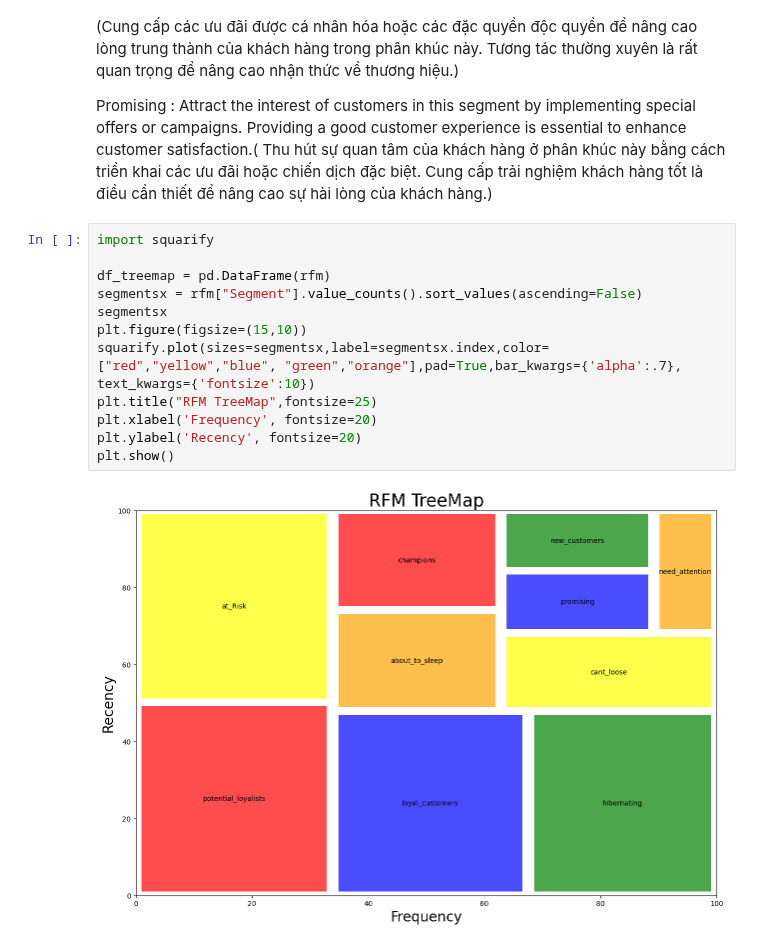
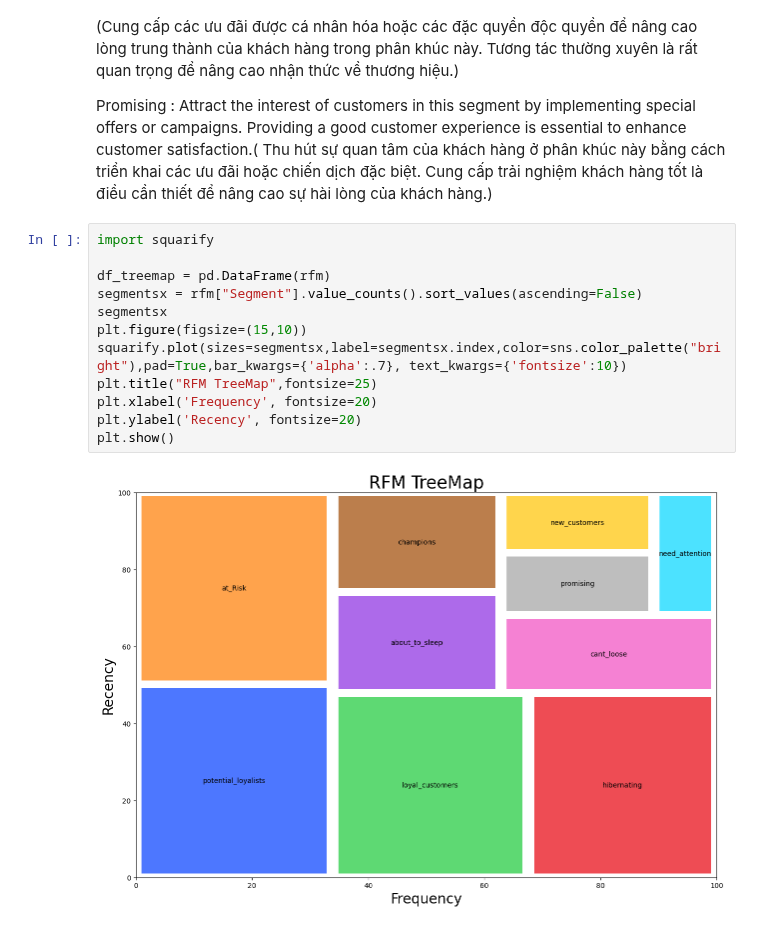
Before and after one commit to ChiuLinhPhat/project-, a Jupyter notebook: rfm.ipynb, the cells around one changed output. Cells and saved outputs as stored; diff of their text form.

```diff
--- a/rfm.ipynb
+++ b/rfm.ipynb
@@ -512,14 +512,14 @@ Promising : Attract the interest of customers in this segment by implementing sp
 # %%
 import squarify
 
 df_treemap = pd.DataFrame(rfm)
 segmentsx = rfm["Segment"].value_counts().sort_values(ascending=False)
 segmentsx
 plt.figure(figsize=(15,10))
-squarify.plot(sizes=segmentsx,label=segmentsx.index,color=["red","yellow","blue", "green","orange"],pad=True,bar_kwargs={'alpha':.7}, text_kwargs={'fontsize':10})
+squarify.plot(sizes=segmentsx,label=segmentsx.index,color=sns.color_palette("bright"),pad=True,bar_kwargs={'alpha':.7}, text_kwargs={'fontsize':10})
 plt.title("RFM TreeMap",fontsize=25)
 plt.xlabel('Frequency', fontsize=20)
 plt.ylabel('Recency', fontsize=20)
 plt.show()
 # %% [output]
-[figure, old version]
+[figure, new version]
```
